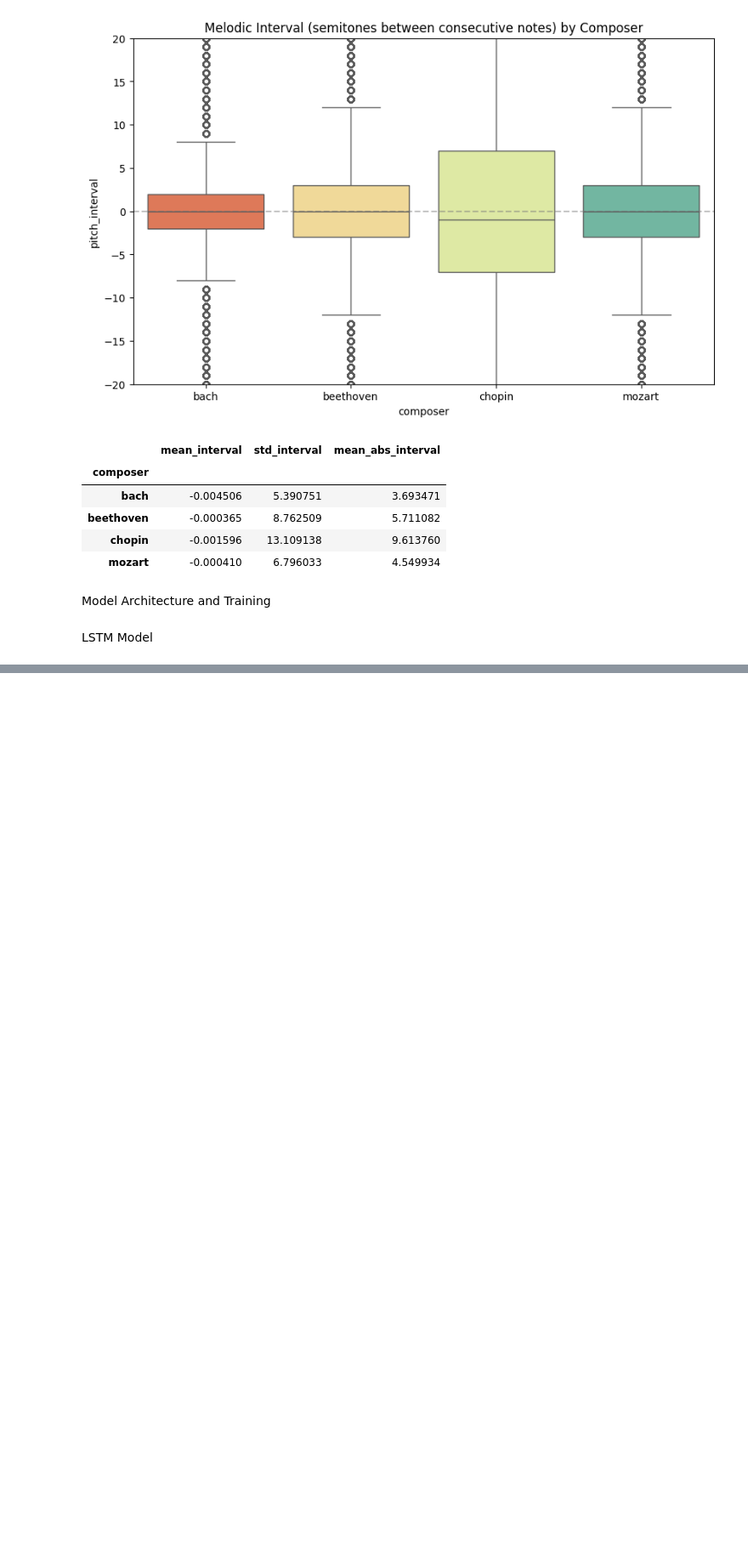
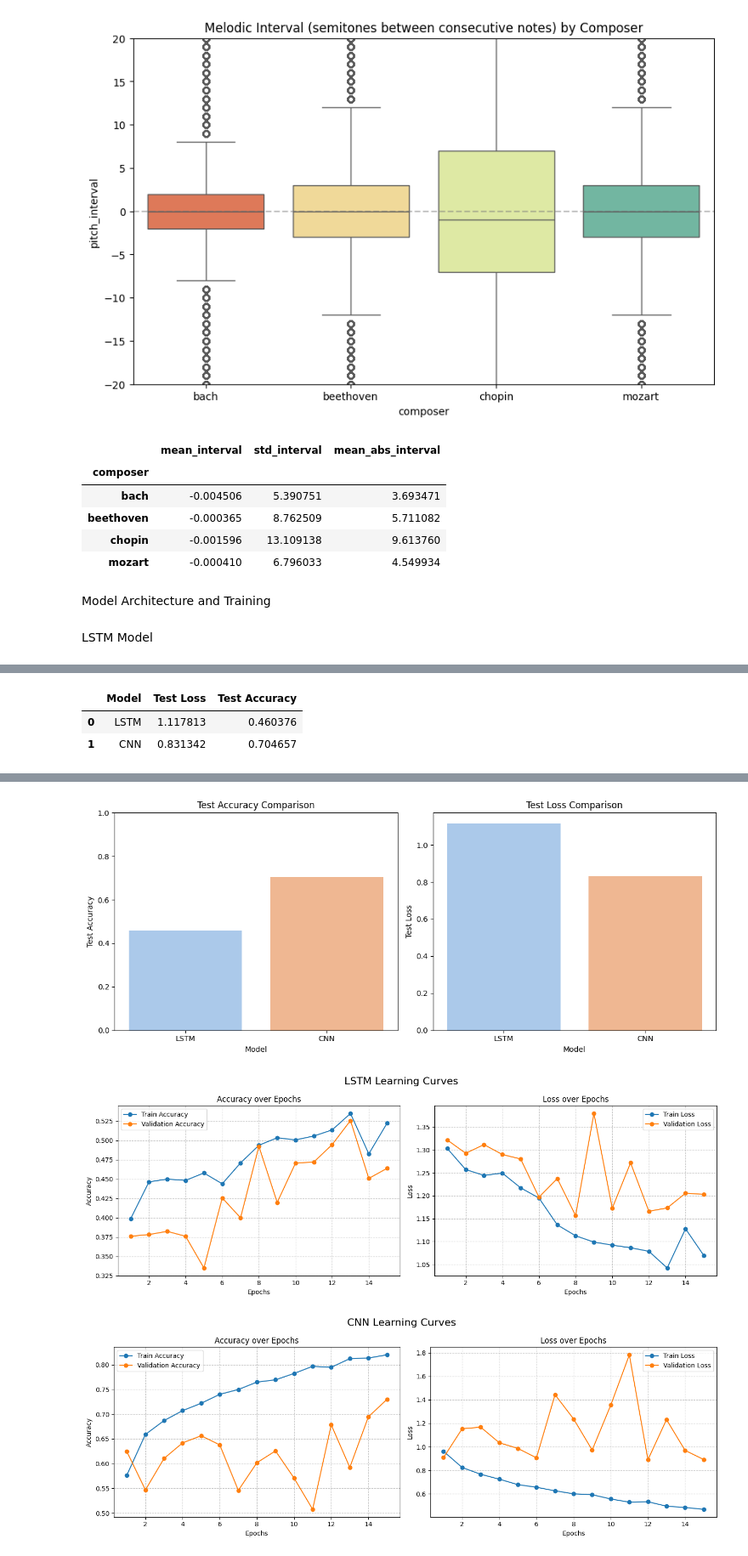
Before and after one commit to dsims21/AAI-511_Music-Identifier, a Jupyter notebook: AAI_511_Group_6_Final_Project.ipynb, the cells around one changed output, grey strips where cells are left out. Shown at 85% size. Cells and saved outputs as stored; diff of their text form; code cells hidden in the pictures; blank space fills up the shorter version.

Commit message:
Added CNN and Comparison

```diff
--- a/AAI_511_Group_6_Final_Project.ipynb
+++ b/AAI_511_Group_6_Final_Project.ipynb
@@ -937,0 +1027,76 @@ weighted avg       0.26      0.45      0.33      2275
+# %%
+import json
+import pandas as pd
+import matplotlib.pyplot as plt
+import seaborn as sns
+
+try:
+    with open('outputs/lstm/metrics.json') as f:
+        lstm_metrics = json.load(f)
+
+    with open('outputs/cnn/metrics.json') as f:
+        cnn_metrics = json.load(f)
+
+    comparison_df = pd.DataFrame([
+        {'Model': 'LSTM', 'Test Loss': lstm_metrics['test_loss'], 'Test Accuracy': lstm_metrics['test_accuracy']},
+        {'Model': 'CNN', 'Test Loss': cnn_metrics['test_loss'], 'Test Accuracy': cnn_metrics['test_accuracy']}
+    ])
+
+    display(comparison_df)
+
+    fig, axes = plt.subplots(1, 2, figsize=(12, 5))
+
+    # Plot Accuracy
+    sns.barplot(data=comparison_df, x='Model', y='Test Accuracy', ax=axes[0], palette='pastel')
+    axes[0].set_title('Test Accuracy Comparison')
+    axes[0].set_ylim(0, 1.0)
+
+    # Plot Loss
+    sns.barplot(data=comparison_df, x='Model', y='Test Loss', ax=axes[1], palette='pastel')
+    axes[1].set_title('Test Loss Comparison')
+
+    plt.tight_layout()
+    plt.show()
+
+    # --- Learning Curves ---
+    def plot_learning_curves(model_name, metrics):
+        if 'history' not in metrics:
+            print(f"\nNo history found for {model_name}. Please re-run the training cell.")
+            return
+
+        history = metrics['history']
+        epochs = range(1, len(history['train_loss']) + 1)
+
+        fig, axes = plt.subplots(1, 2, figsize=(14, 5))
+        fig.suptitle(f'{model_name} Learning Curves', fontsize=16)
+
+        # Accuracy
+        axes[0].plot(epochs, history['train_acc'], label='Train Accuracy', marker='o')
+        axes[0].plot(epochs, history['dev_acc'], label='Validation Accuracy', marker='o')
+        axes[0].set_title('Accuracy over Epochs')
+        axes[0].set_xlabel('Epochs')
+        axes[0].set_ylabel('Accuracy')
+        axes[0].legend()
+        axes[0].grid(True, linestyle='--', alpha=0.7)
+
+        # Loss
+        axes[1].plot(epochs, history['train_loss'], label='Train Loss', marker='o')
+        axes[1].plot(epochs, history['dev_loss'], label='Validation Loss', marker='o')
+        axes[1].set_title('Loss over Epochs')
+        axes[1].set_xlabel('Epochs')
+        axes[1].set_ylabel('Loss')
+        axes[1].legend()
+        axes[1].grid(True, linestyle='--', alpha=0.7)
+
+        plt.tight_layout()
+        plt.show()
+
+    plot_learning_curves('LSTM', lstm_metrics)
+    plot_learning_curves('CNN', cnn_metrics)
+
+except FileNotFoundError:
+    print("Metrics files not found. Ensure both models have finished training.")
+# %% [output]
+|  | Model | Test Loss | Test Accuracy |
+| 0 | LSTM | 1.117813 | 0.460376 |
+| 1 | CNN | 0.831342 | 0.704657 |
@@ -937,0 +1110,3 @@ weighted avg       0.26      0.45      0.33      2275
+[figure, added]
+[figure, added]
+[figure, added]
```
Also changed, not shown: parts of 12 cells of this notebook.
